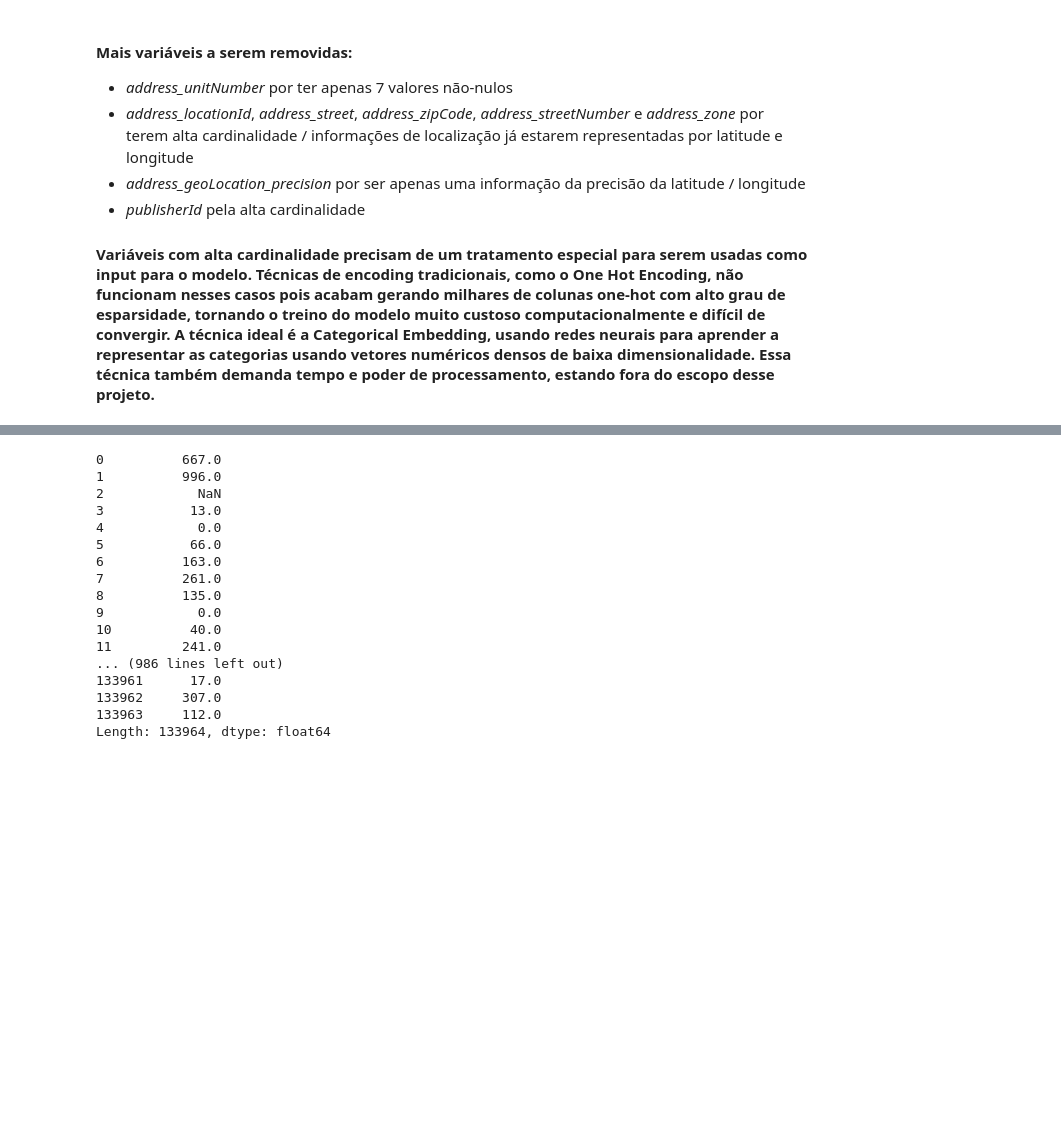
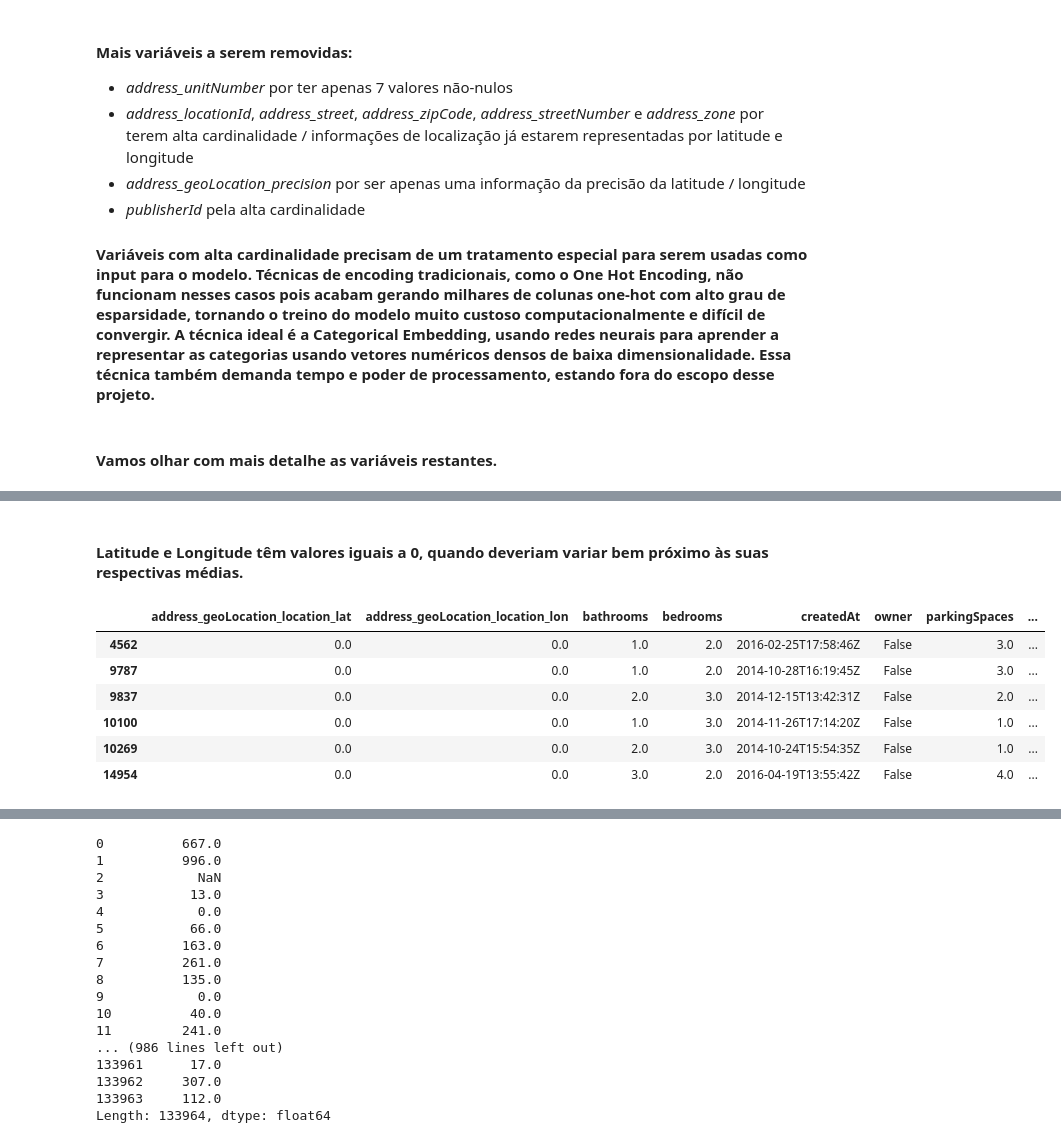
Before and after one commit to fbarscevicius/grupo-zap-ds-challenge, a Jupyter notebook: code/grupo_zap_challenge.ipynb, the cells around one changed output, grey strips where cells are left out. Saved outputs shown, nothing was run; the diff lists cells and outputs as text; code cells hidden in the pictures; blank space fills up the shorter version.

```diff
--- a/code/grupo_zap_challenge.ipynb
+++ b/code/grupo_zap_challenge.ipynb
@@ -260,6 +274,8 @@ cols_to_drop = ['address_unitNumber', 'address_locationId', 'address_street', 'a
 df_train.drop(axis=1, columns=cols_to_drop, inplace=True)
 
 cols_to_remove += cols_to_drop
+# %% [markdown]
+#### Vamos olhar com mais detalhe as variáveis restantes.
 # %%
 df_train.describe(include='all')
 # %% [output]
@@ -275,3 +291,15 @@ df_train.describe(include='all')
 | 50% | -23.558990 | -46.654071 | 2.000000 | 2.000000 | NaN | NaN | 2.000000 | ... |
 | 75% | -23.527634 | -46.607885 | 3.000000 | 3.000000 | NaN | NaN | 3.000000 | ... |
 | max | 0.000000 | 0.000000 | 200.000000 | 600.000000 | NaN | NaN | 589.000000 | ... |
+# %% [markdown]
+#### Latitude e Longitude têm valores iguais a 0, quando deveriam variar bem próximo às suas respectivas médias.
+# %%
+df_train[df_train.address_geoLocation_location_lat == 0]
+# %% [output]
+|  | address_geoLocation_location_lat | address_geoLocation_location_lon | bathrooms | bedrooms | createdAt | owner | parkingSpaces | ... |
+| 4562 | 0.0 | 0.0 | 1.0 | 2.0 | 2016-02-25T17:58:46Z | False | 3.0 | ... |
+| 9787 | 0.0 | 0.0 | 1.0 | 2.0 | 2014-10-28T16:19:45Z | False | 3.0 | ... |
+| 9837 | 0.0 | 0.0 | 2.0 | 3.0 | 2014-12-15T13:42:31Z | False | 2.0 | ... |
+| 10100 | 0.0 | 0.0 | 1.0 | 3.0 | 2014-11-26T17:14:20Z | False | 1.0 | ... |
+| 10269 | 0.0 | 0.0 | 2.0 | 3.0 | 2014-10-24T15:54:35Z | False | 1.0 | ... |
+| 14954 | 0.0 | 0.0 | 3.0 | 2.0 | 2016-04-19T13:55:42Z | False | 4.0 | ... |
```
Also changed, not shown: parts of 9 cells of this notebook, 1 other file.
